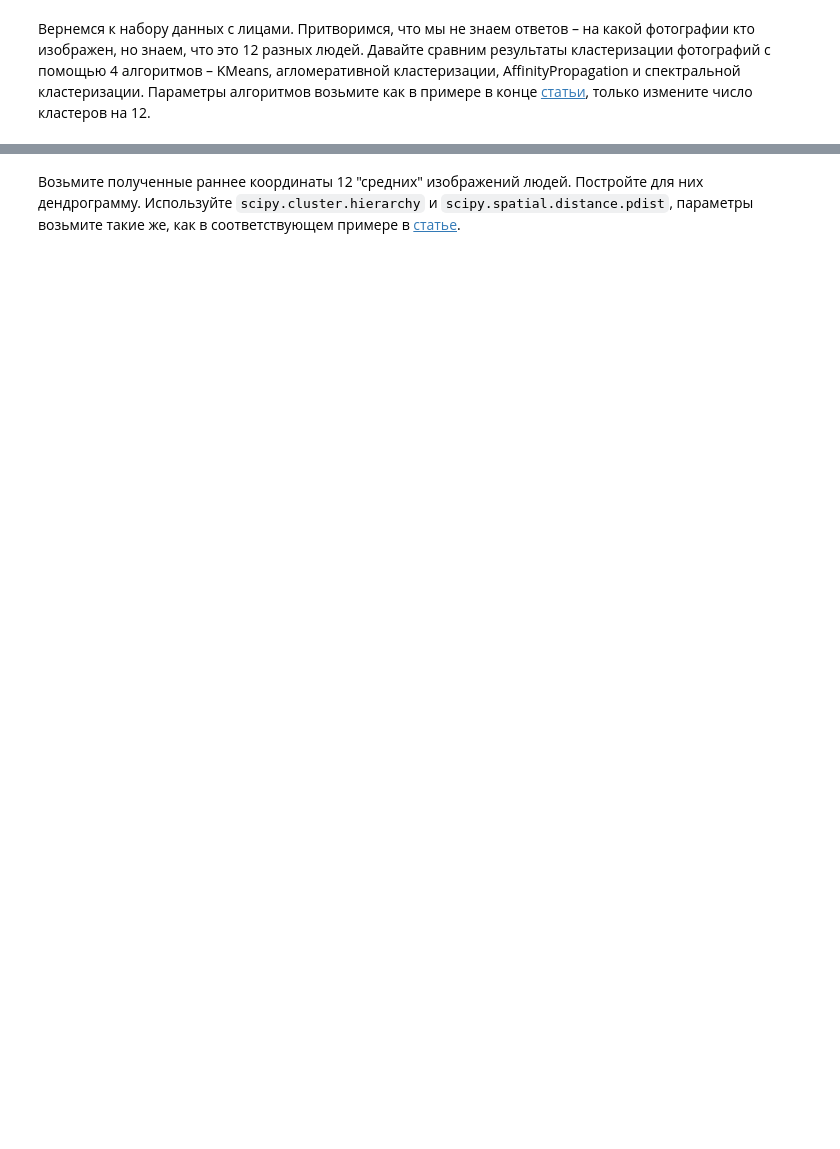
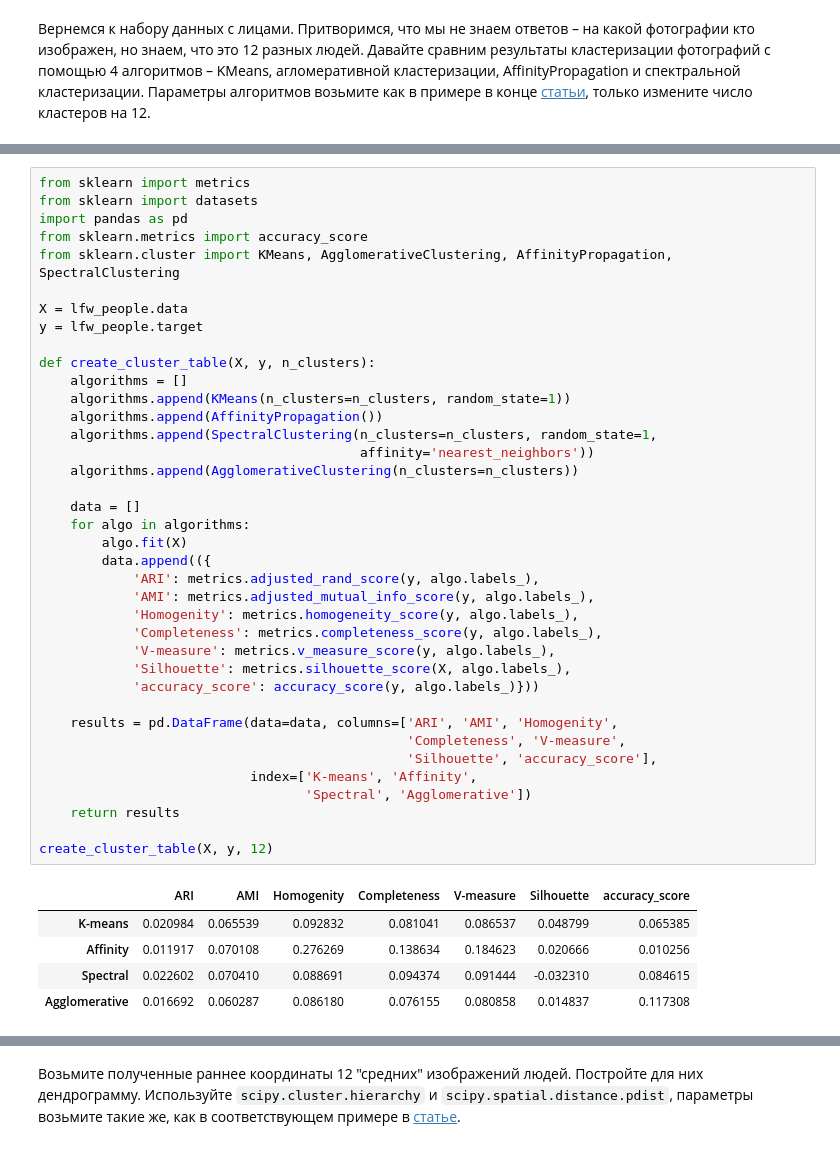
Before and after one commit to PulshaAndrei/machine_learning, a Jupyter notebook: mlcourse/script/hw7_pca_tsne_clustering.ipynb, the cells around one changed output, grey strips where cells are left out. Drawn from its saved outputs; the diff is of its cells as text; blank space fills up the shorter version.

```diff
--- a/mlcourse/script/hw7_pca_tsne_clustering.ipynb
+++ b/mlcourse/script/hw7_pca_tsne_clustering.ipynb
@@ -242,0 +256,44 @@ X = boston.data
+# %%
+from sklearn import metrics
+from sklearn import datasets
+import pandas as pd
+from sklearn.metrics import accuracy_score
+from sklearn.cluster import KMeans, AgglomerativeClustering, AffinityPropagation, SpectralClustering
+
+X = lfw_people.data
+y = lfw_people.target
+
+def create_cluster_table(X, y, n_clusters):
+    algorithms = []
+    algorithms.append(KMeans(n_clusters=n_clusters, random_state=1))
+    algorithms.append(AffinityPropagation())
+    algorithms.append(SpectralClustering(n_clusters=n_clusters, random_state=1,
+                                         affinity='nearest_neighbors'))
+    algorithms.append(AgglomerativeClustering(n_clusters=n_clusters))
+
+    data = []
+    for algo in algorithms:
+        algo.fit(X)
+        data.append(({
+            'ARI': metrics.adjusted_rand_score(y, algo.labels_),
+            'AMI': metrics.adjusted_mutual_info_score(y, algo.labels_),
+            'Homogenity': metrics.homogeneity_score(y, algo.labels_),
+            'Completeness': metrics.completeness_score(y, algo.labels_),
+            'V-measure': metrics.v_measure_score(y, algo.labels_),
+            'Silhouette': metrics.silhouette_score(X, algo.labels_),
+            'accuracy_score': accuracy_score(y, algo.labels_)}))
+
+    results = pd.DataFrame(data=data, columns=['ARI', 'AMI', 'Homogenity',
+                                               'Completeness', 'V-measure',
+                                               'Silhouette', 'accuracy_score'],
+                           index=['K-means', 'Affinity',
+                                  'Spectral', 'Agglomerative'])
+    return results
+
+create_cluster_table(X, y, 12)
+# %% [output]
+|  | ARI | AMI | Homogenity | Completeness | V-measure | Silhouette | accuracy_score |
+| K-means | 0.020984 | 0.065539 | 0.092832 | 0.081041 | 0.086537 | 0.048799 | 0.065385 |
+| Affinity | 0.011917 | 0.070108 | 0.276269 | 0.138634 | 0.184623 | 0.020666 | 0.010256 |
+| Spectral | 0.022602 | 0.070410 | 0.088691 | 0.094374 | 0.091444 | -0.032310 | 0.084615 |
+| Agglomerative | 0.016692 | 0.060287 | 0.086180 | 0.076155 | 0.080858 | 0.014837 | 0.117308 |
```
Also changed, not shown: parts of 16 cells of this notebook.
